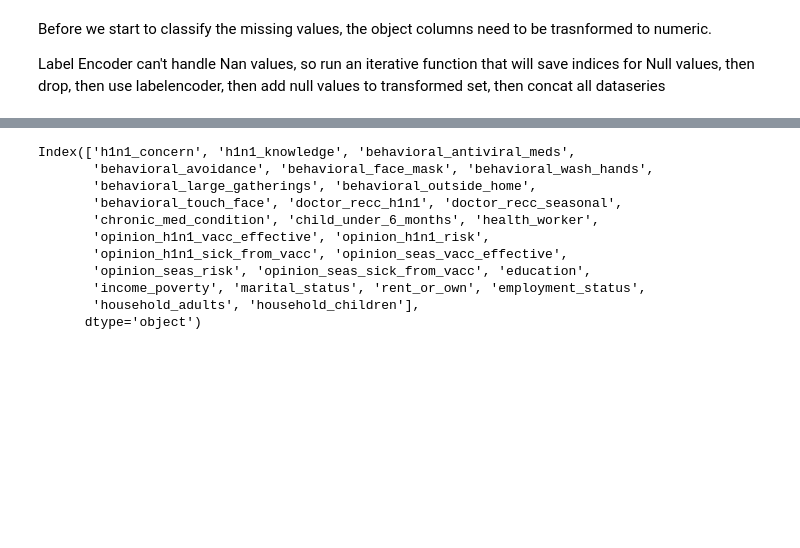
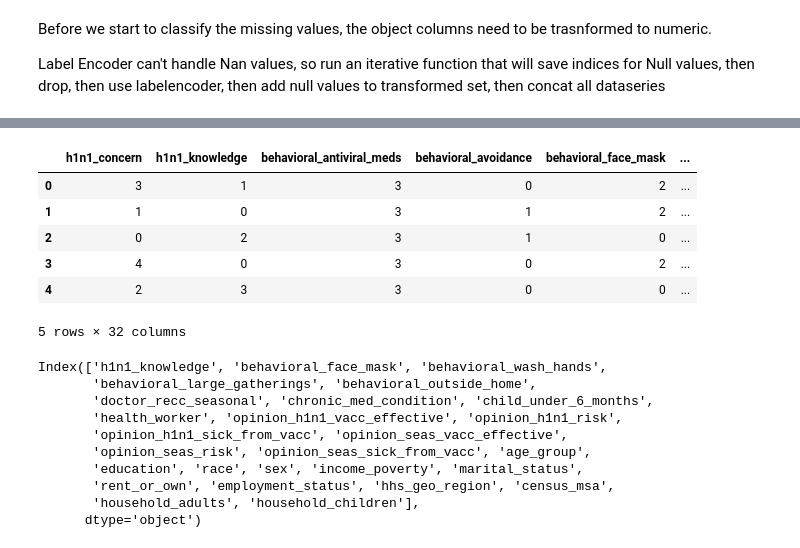
Before and after one commit to cschneck7/phase_3_project, a Jupyter notebook: H1N1 Vaccine Classification Notebook.ipynb, the cells around one changed output, grey strips where cells are left out. Drawn from its saved outputs; the diff is of its cells as text; code cells hidden in the pictures; blank space fills up the shorter version.

Commit message:
Started handling missing values

```diff
--- a/H1N1 Vaccine Classification Notebook.ipynb
+++ b/H1N1 Vaccine Classification Notebook.ipynb
@@ -350,0 +299,40 @@ X_cat_a = le.fit_transform(list(X_mod[X_mod.select_dtypes('object').columns]))
+# %%
+def feature_encoder(df):
+    '''
+    Takes in a dataframe and uses LabelEncoder on non-Nan values in each feature
+
+    Input: df = DataFrame
+    Output: dataframe with Nan values and encoded non-Nan values
+    '''
+
+#     Iterates through each feature and encodes non-Nan values
+    for feature in df.columns:
+        df.loc[df[feature].notnull(), feature] = LabelEncoder().fit_transform(df.loc[df[feature].notnull(), feature])
+    return df
+# %%
+# Creatures custom encoder function transformer
+Encoder_FT = FunctionTransformer(feature_encoder)
+# %%
+# Grabs object feature column names to be encoded
+object_cols = list(X_mod.select_dtypes('object').columns)
+
+# Creates Column Transformer with custom encoder function transformer
+Encoder_CT = ColumnTransformer(transformers = [('encoder', Encoder_FT, object_cols)],
+                       remainder='passthrough')
+# %%
+# Runs ColumnTransformer on feature dataset
+X_mod_encoded = Encoder_CT.fit_transform(X_mod)
+# %%
+# Creates Dataframe using encoded dataset
+X_mod_encoded = pd.DataFrame(X_mod_encoded,
+                             index = X_mod.index,
+                             columns = X_mod.columns)
+X_mod_encoded.head()
+# %% [output]
+|  | h1n1_concern | h1n1_knowledge | behavioral_antiviral_meds | behavioral_avoidance | behavioral_face_mask | ... |
+| 0 | 3 | 1 | 3 | 0 | 2 | ... |
+| 1 | 1 | 0 | 3 | 1 | 2 | ... |
+| 2 | 0 | 2 | 3 | 1 | 0 | ... |
+| 3 | 4 | 0 | 3 | 0 | 2 | ... |
+| 4 | 2 | 3 | 3 | 0 | 0 | ... |
+5 rows × 32 columns
@@ -359,16 +369,15 @@ def random_imputation(df, feature):
 # %%
-nan_amount = X_mod.isna().sum()
+nan_amount = X_mod_encoded.isna().sum()
 missing_columns = nan_amount[nan_amount>0].index
 missing_columns
 # %% [output]
-Index(['h1n1_concern', 'h1n1_knowledge', 'behavioral_antiviral_meds',
-       'behavioral_avoidance', 'behavioral_face_mask', 'behavioral_wash_hands',
+Index(['h1n1_knowledge', 'behavioral_face_mask', 'behavioral_wash_hands',
        'behavioral_large_gatherings', 'behavioral_outside_home',
-       'behavioral_touch_face', 'doctor_recc_h1n1', 'doctor_recc_seasonal',
-       'chronic_med_condition', 'child_under_6_months', 'health_worker',
-       'opinion_h1n1_vacc_effective', 'opinion_h1n1_risk',
+       'doctor_recc_seasonal', 'chronic_med_condition', 'child_under_6_months',
+       'health_worker', 'opinion_h1n1_vacc_effective', 'opinion_h1n1_risk',
        'opinion_h1n1_sick_from_vacc', 'opinion_seas_vacc_effective',
-       'opinion_seas_risk', 'opinion_seas_sick_from_vacc', 'education',
-       'income_poverty', 'marital_status', 'rent_or_own', 'employment_status',
+       'opinion_seas_risk', 'opinion_seas_sick_from_vacc', 'age_group',
+       'education', 'race', 'sex', 'income_poverty', 'marital_status',
+       'rent_or_own', 'employment_status', 'hhs_geo_region', 'census_msa',
        'household_adults', 'household_children'],
       dtype='object')
```
Also changed, not shown: parts of 23 cells of this notebook, 1 other file.
